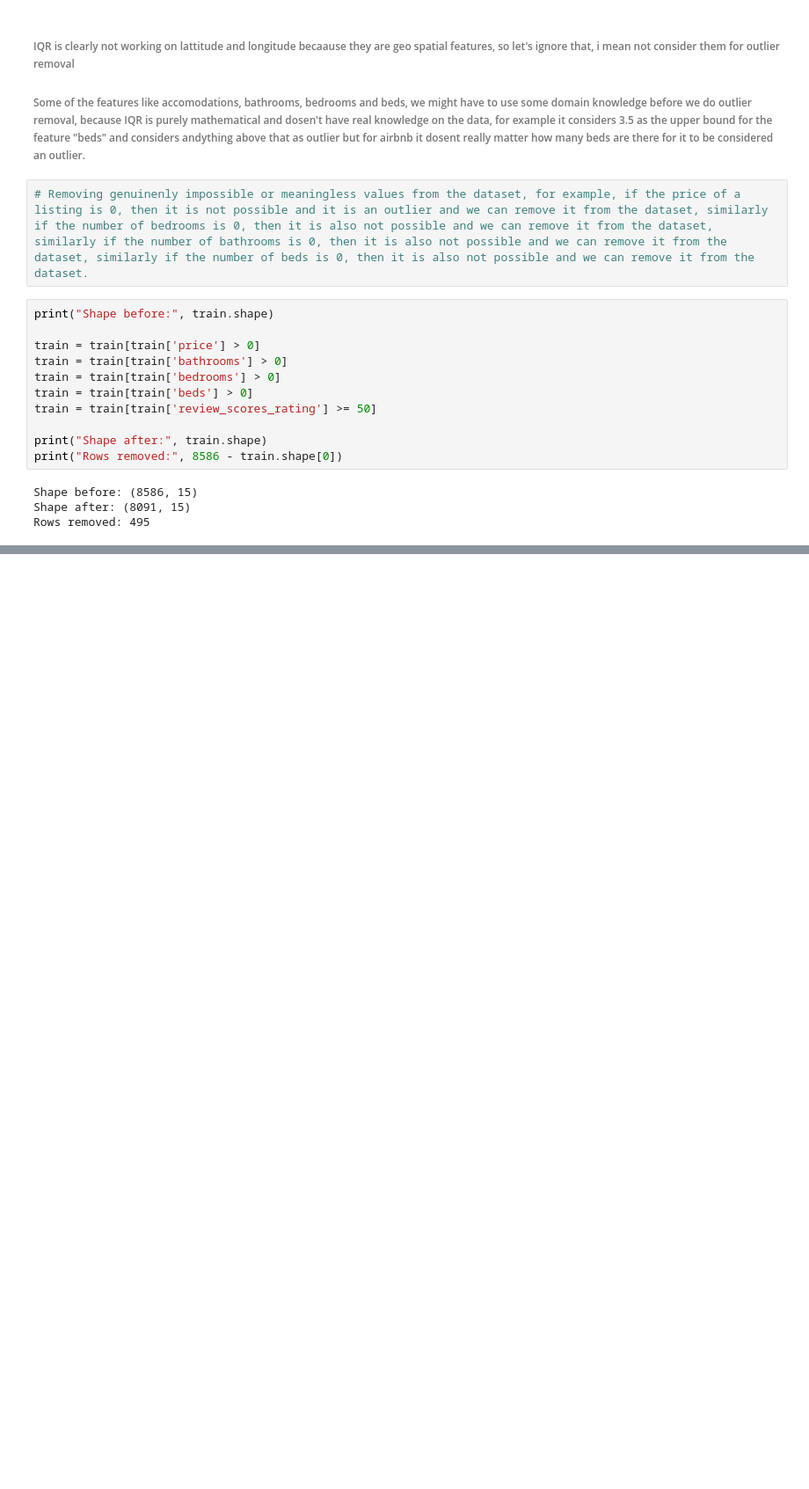
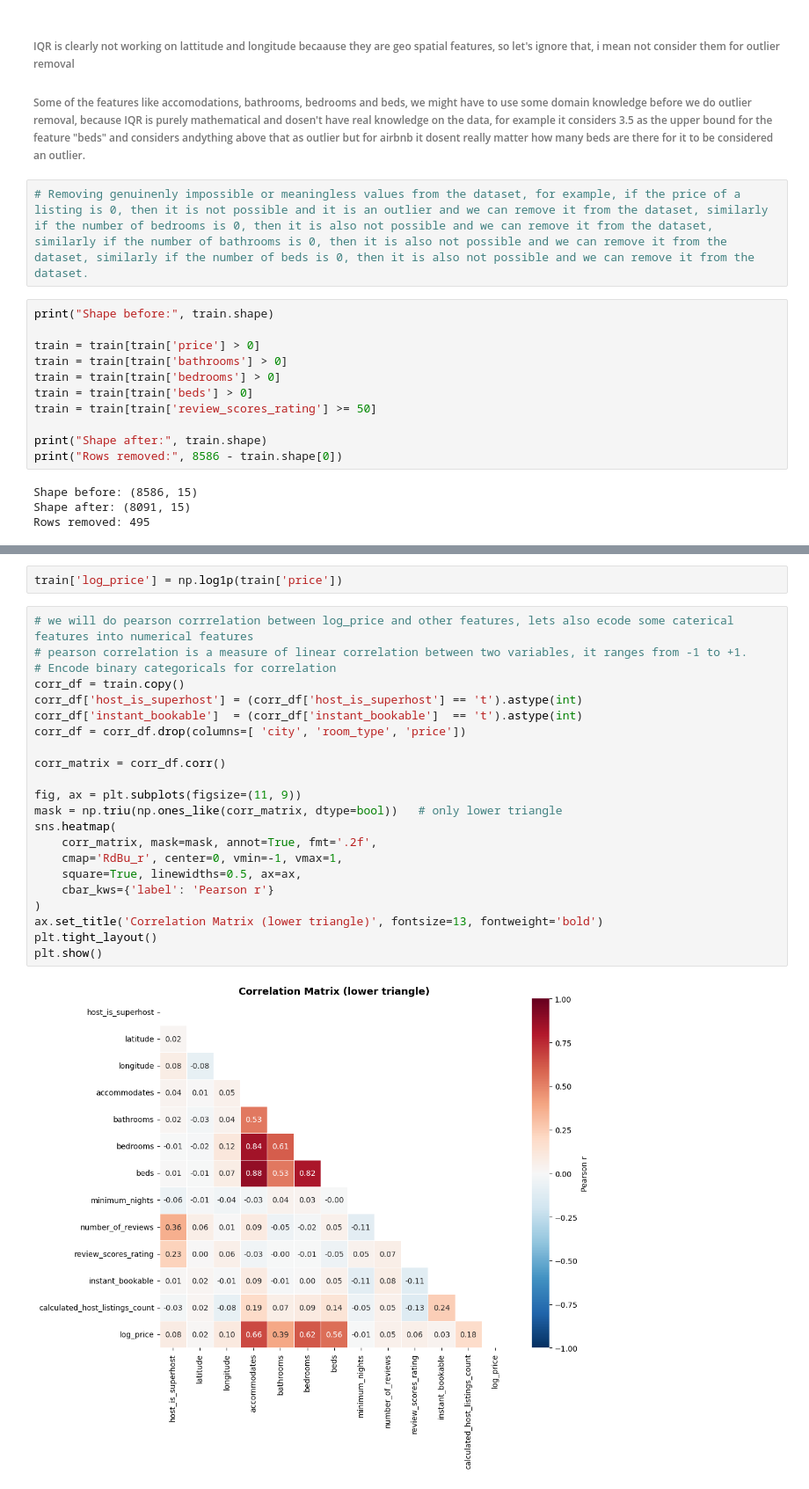
Before and after one commit to Anirudh-red11/Comp_ML_Melb_airbnb, a Jupyter notebook: notebook/mainnote.ipynb, the cells around one changed output, grey strips where cells are left out. Shown at 88% size. Cells and saved outputs as stored; diff of their text form; blank space fills up the shorter version.

```diff
--- a/notebook/mainnote.ipynb
+++ b/notebook/mainnote.ipynb
@@ -386,0 +568,26 @@ Rows removed: 495
+# %%
+train['log_price'] = np.log1p(train['price'])
+# %%
+# we will do pearson corrrelation between log_price and other features, lets also ecode some caterical features into numerical features
+# pearson correlation is a measure of linear correlation between two variables, it ranges from -1 to +1.
+# Encode binary categoricals for correlation
+corr_df = train.copy()
+corr_df['host_is_superhost'] = (corr_df['host_is_superhost'] == 't').astype(int)
+corr_df['instant_bookable']  = (corr_df['instant_bookable']  == 't').astype(int)
+corr_df = corr_df.drop(columns=[ 'city', 'room_type', 'price'])
+
+corr_matrix = corr_df.corr()
+
+fig, ax = plt.subplots(figsize=(11, 9))
+mask = np.triu(np.ones_like(corr_matrix, dtype=bool))   # only lower triangle
+sns.heatmap(
+    corr_matrix, mask=mask, annot=True, fmt='.2f',
+    cmap='RdBu_r', center=0, vmin=-1, vmax=1,
+    square=True, linewidths=0.5, ax=ax,
+    cbar_kws={'label': 'Pearson r'}
+)
+ax.set_title('Correlation Matrix (lower triangle)', fontsize=13, fontweight='bold')
+plt.tight_layout()
+plt.show()
+# %% [output]
+[figure, added]
```
Also changed, not shown: parts of 13 cells of this notebook, 2 other files.
